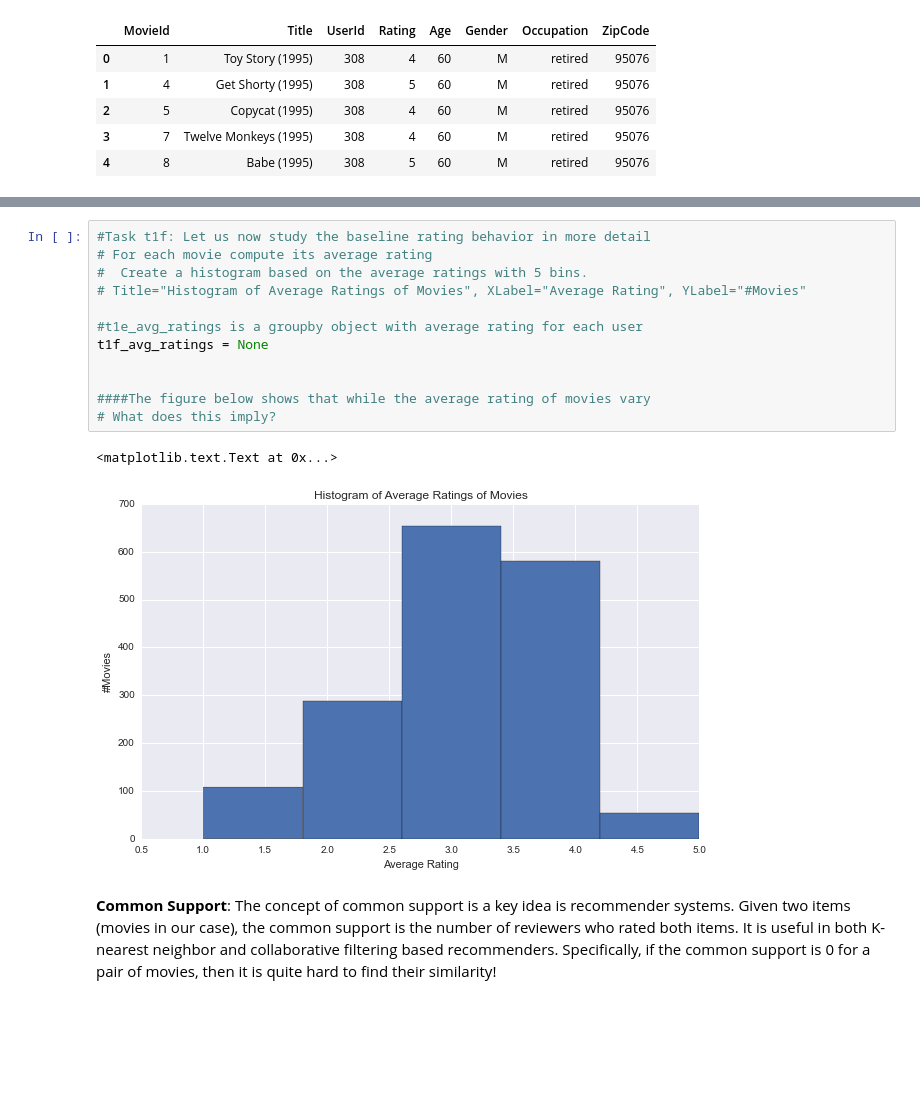
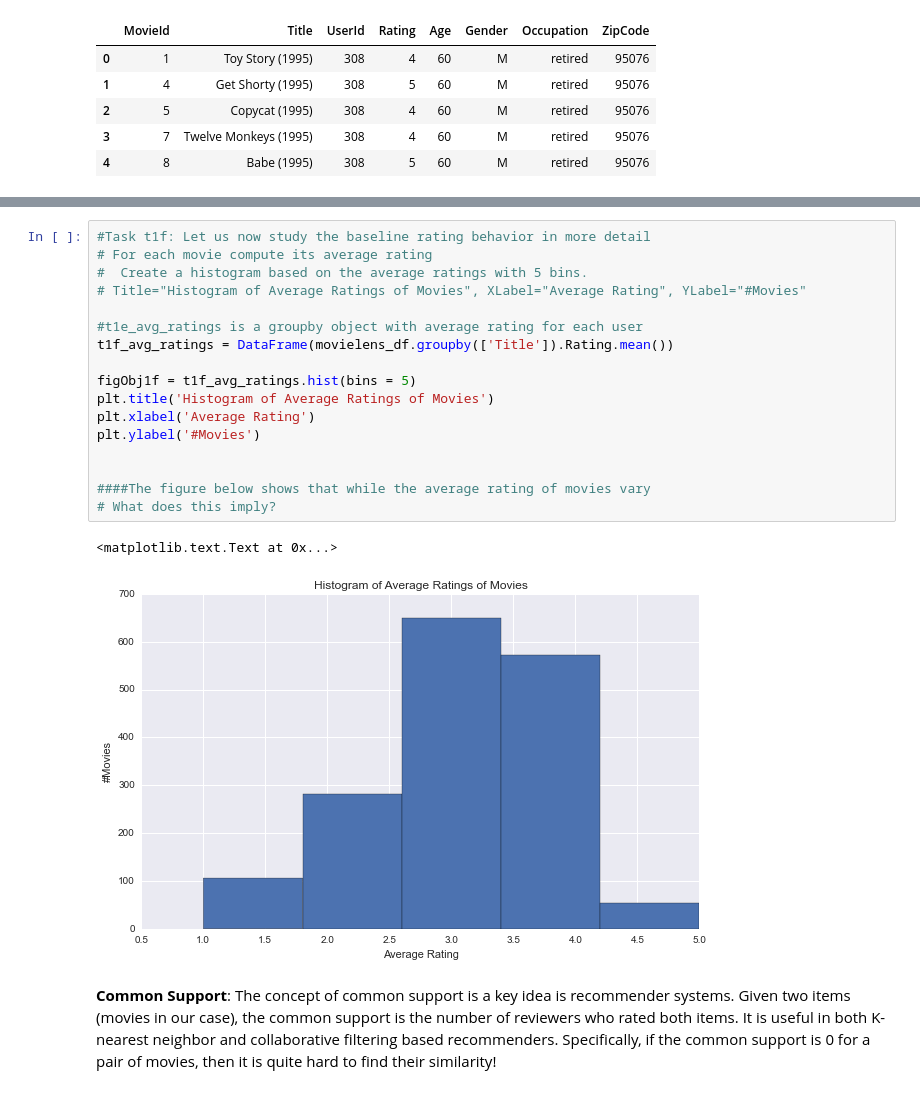
Before and after one commit to sreeharihegden/CSE-5334-Data-Mining, a Jupyter notebook: PA5/PA5_1001109610_1001119408_1000989859.ipynb, the cells around one changed output, grey strips where cells are left out. Saved outputs shown, nothing was run; the diff lists cells and outputs as text; blank space fills up the shorter version.

```diff
--- a/PA5/PA5_1001109610_1001119408_1000989859.ipynb
+++ b/PA5/PA5_1001109610_1001119408_1000989859.ipynb
@@ -181,18 +206,23 @@ t1e_avg_ratings = None
 # %%
 #Task t1f: Let us now study the baseline rating behavior in more detail
 # For each movie compute its average rating
 #  Create a histogram based on the average ratings with 5 bins.
 # Title="Histogram of Average Ratings of Movies", XLabel="Average Rating", YLabel="#Movies"
 
 #t1e_avg_ratings is a groupby object with average rating for each user
-t1f_avg_ratings = None
+t1f_avg_ratings = DataFrame(movielens_df.groupby(['Title']).Rating.mean())
+
+figObj1f = t1f_avg_ratings.hist(bins = 5)
+plt.title('Histogram of Average Ratings of Movies')
+plt.xlabel('Average Rating')
+plt.ylabel('#Movies')
 
 
 ####The figure below shows that while the average rating of movies vary
 # What does this imply?
 # %% [output]
 <matplotlib.text.Text at 0x...>
-[figure, old version]
+[figure, new version]
 # %% [markdown]
 **Common Support**: The concept of common support is a key idea is recommender systems. Given two items (movies in our case), the common support is the number of reviewers who rated both items. It is useful in both K-nearest neighbor and collaborative filtering based recommenders. Specifically, if the common support is 0 for a pair of movies, then it is quite hard to find their similarity!
 # %%
```
Also changed, not shown: parts of 5 cells of this notebook.
